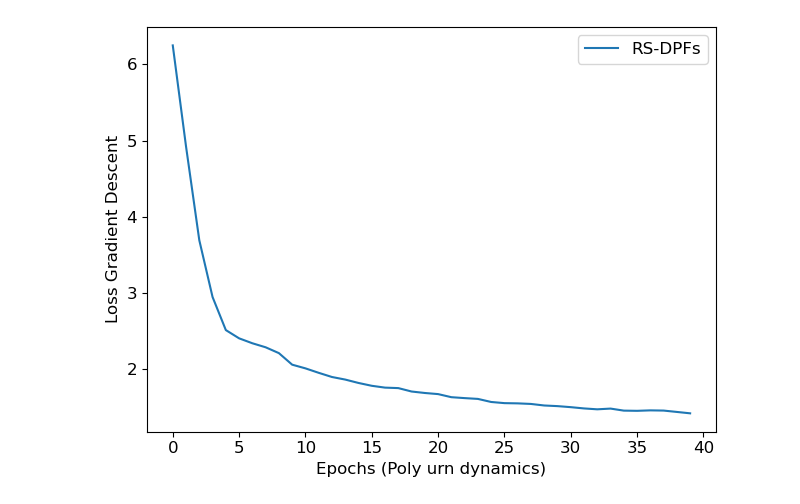
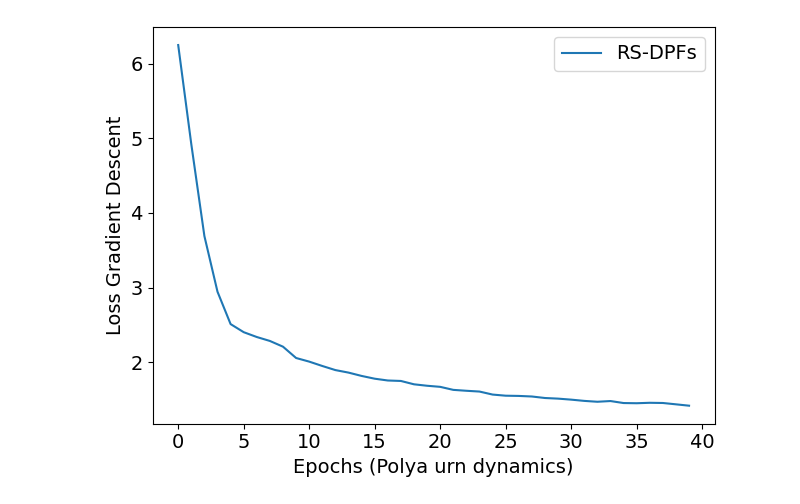
Before and after one commit to WickhamLi/RS-DBPF, a Jupyter notebook: results/Figures.ipynb, the cells around one changed output. Cells and saved outputs as stored; diff of their text form; code cells hidden in the pictures.

```diff
--- a/results/Figures.ipynb
+++ b/results/Figures.ipynb
@@ -31,21 +57,21 @@ plt.show()
 # %%
 loss = [6.24854878, 4.92120546, 3.69062454, 2.94525069, 2.51159305, 2.40325917,
  2.33846411, 2.28567985, 2.20899892, 2.05749633, 2.00905622, 1.95058009,
  1.89565316, 1.86196174, 1.81738472, 1.78029458, 1.75621613, 1.74998585,
  1.70519351, 1.6858053,  1.67121756, 1.63065797, 1.61858568, 1.60809626,
  1.56783512, 1.55261712, 1.54956522, 1.54194355, 1.52170009, 1.51337621,
  1.49981182, 1.48306071, 1.47146062, 1.48105765, 1.4542646,  1.45169537,
  1.45761248, 1.45498976, 1.43703299, 1.41882831]
 
 
 plt.plot(loss, label='RS-DPFs')
-plt.xlabel('Epochs (Poly urn dynamics)', fontsize=12)
-plt.ylabel('Loss Gradient Descent', fontsize=12)
-plt.legend(fontsize=12)
-plt.xticks(fontsize=12)
-plt.yticks(fontsize=12)
+plt.xlabel('Epochs (Polya urn dynamics)', fontsize=14)
+plt.ylabel('Loss Gradient Descent', fontsize=14)
+plt.legend(fontsize=14)
+plt.xticks(fontsize=14)
+plt.yticks(fontsize=14)
 plt.tight_layout()
 plt.savefig('Loss_Poly')
 plt.show()
 # %% [output]
-[figure, old version]
+[figure, new version]
```
Also changed, not shown: parts of 5 cells of this notebook, 11 other files.
